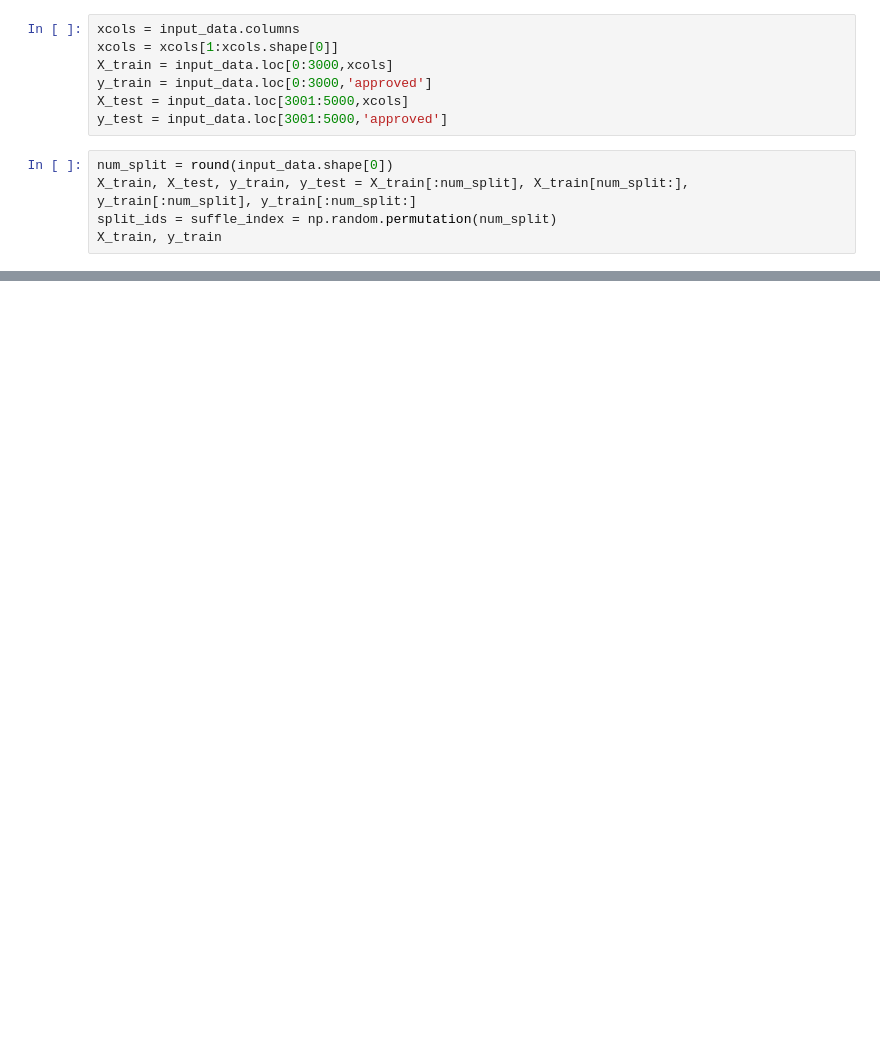
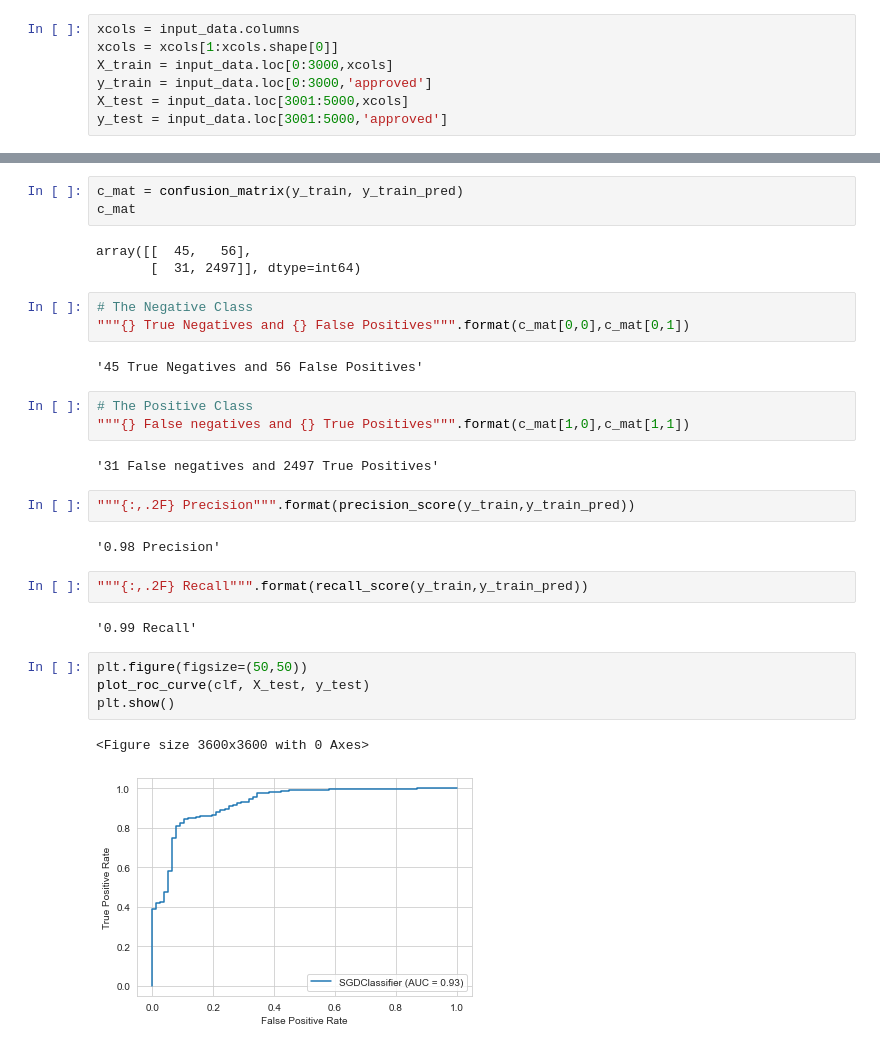
Before and after one commit to ewalsh/hmda, a Jupyter notebook: py_code/HMDA Loan Approval.ipynb, the cells around one changed output, grey strips where cells are left out. Drawn from its saved outputs; the diff is of its cells as text; blank space fills up the shorter version.

```diff
--- a/py_code/HMDA Loan Approval.ipynb
+++ b/py_code/HMDA Loan Approval.ipynb
@@ -541,8 +527,3 @@ X_train = input_data.loc[0:3000,xcols]
 y_train = input_data.loc[0:3000,'approved']
 X_test = input_data.loc[3001:5000,xcols]
 y_test = input_data.loc[3001:5000,'approved']
-# %%
-num_split = round(input_data.shape[0])
-X_train, X_test, y_train, y_test = X_train[:num_split], X_train[num_split:], y_train[:num_split], y_train[:num_split:]
-split_ids = suffle_index = np.random.permutation(num_split)
-X_train, y_train
@@ -683,0 +549,31 @@ KeyError: 'number_of_owner_occupied_units'
+# %%
+c_mat = confusion_matrix(y_train, y_train_pred)
+c_mat
+# %% [output]
+array([[  45,   56],
+       [  31, 2497]], dtype=int64)
+# %%
+# The Negative Class
+"""{} True Negatives and {} False Positives""".format(c_mat[0,0],c_mat[0,1])
+# %% [output]
+'45 True Negatives and 56 False Positives'
+# %%
+# The Positive Class
+"""{} False negatives and {} True Positives""".format(c_mat[1,0],c_mat[1,1])
+# %% [output]
+'31 False negatives and 2497 True Positives'
+# %%
+"""{:,.2F} Precision""".format(precision_score(y_train,y_train_pred))
+# %% [output]
+'0.98 Precision'
+# %%
+"""{:,.2F} Recall""".format(recall_score(y_train,y_train_pred))
+# %% [output]
+'0.99 Recall'
+# %%
+plt.figure(figsize=(50,50))
+plot_roc_curve(clf, X_test, y_test)
+plt.show()
+# %% [output]
+<Figure size 3600x3600 with 0 Axes>
+[figure, added]
```
Also changed, not shown: parts of 20 cells of this notebook, 1 other file.
